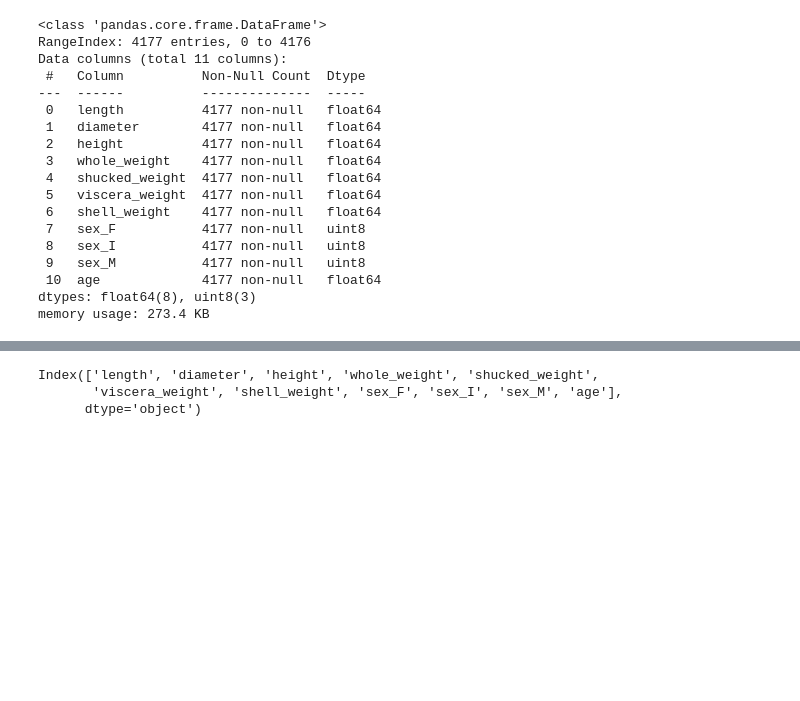
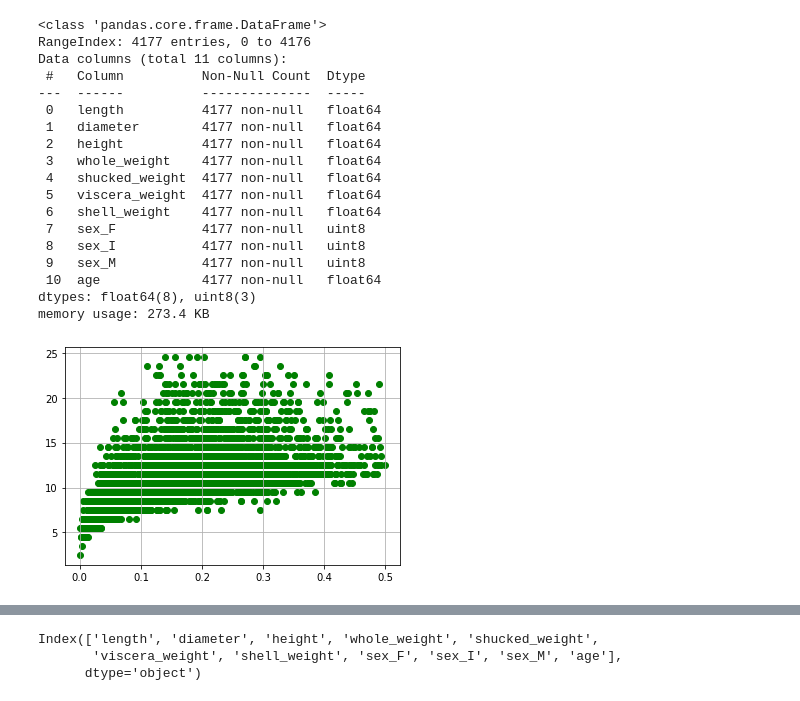
Before and after one commit to MarekLas/snails_final, a Jupyter notebook: snails_final.ipynb, the cells around one changed output, grey strips where cells are left out. Cells and saved outputs as stored; diff of their text form; code cells hidden in the pictures; blank space fills up the shorter version.

```diff
--- a/snails_final.ipynb
+++ b/snails_final.ipynb
@@ -290,3 +291,9 @@ Data columns (total 11 columns):
  10  age             4177 non-null   float64
 dtypes: float64(8), uint8(3)
 memory usage: 273.4 KB
+# %%
+var = 'viscera_weight'
+plt.scatter(x = df[var], y = df['age'],c='green')
+plt.grid(True)
+# %% [output]
+[figure, added]
```
Also changed, not shown: parts of 52 cells of this notebook.
